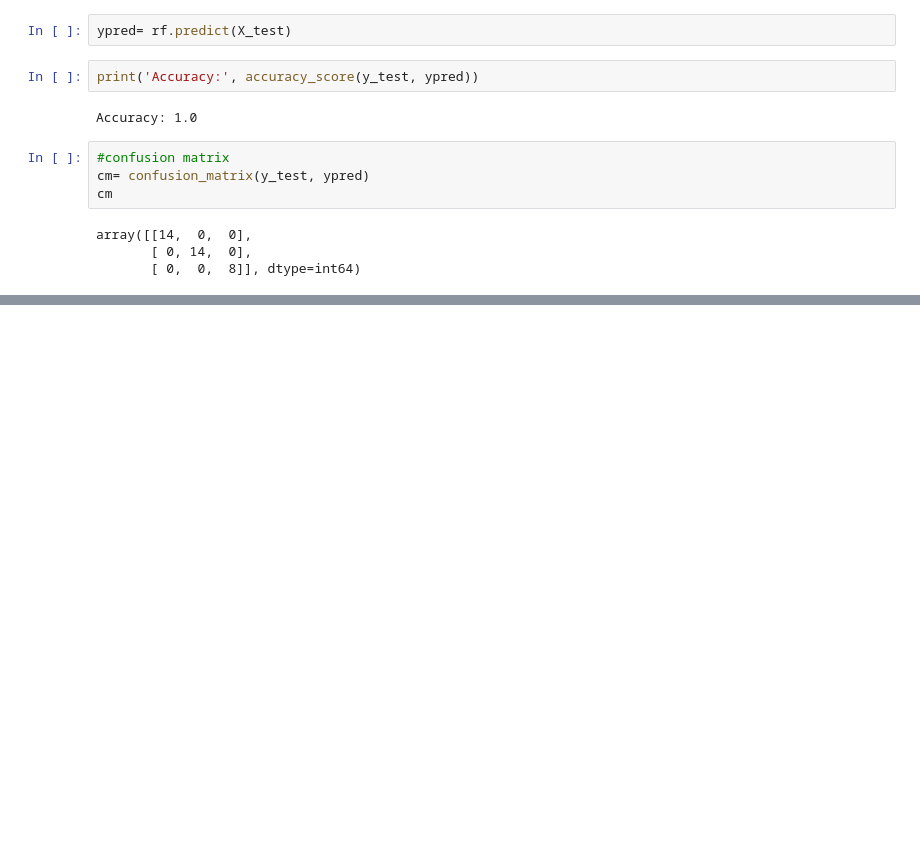
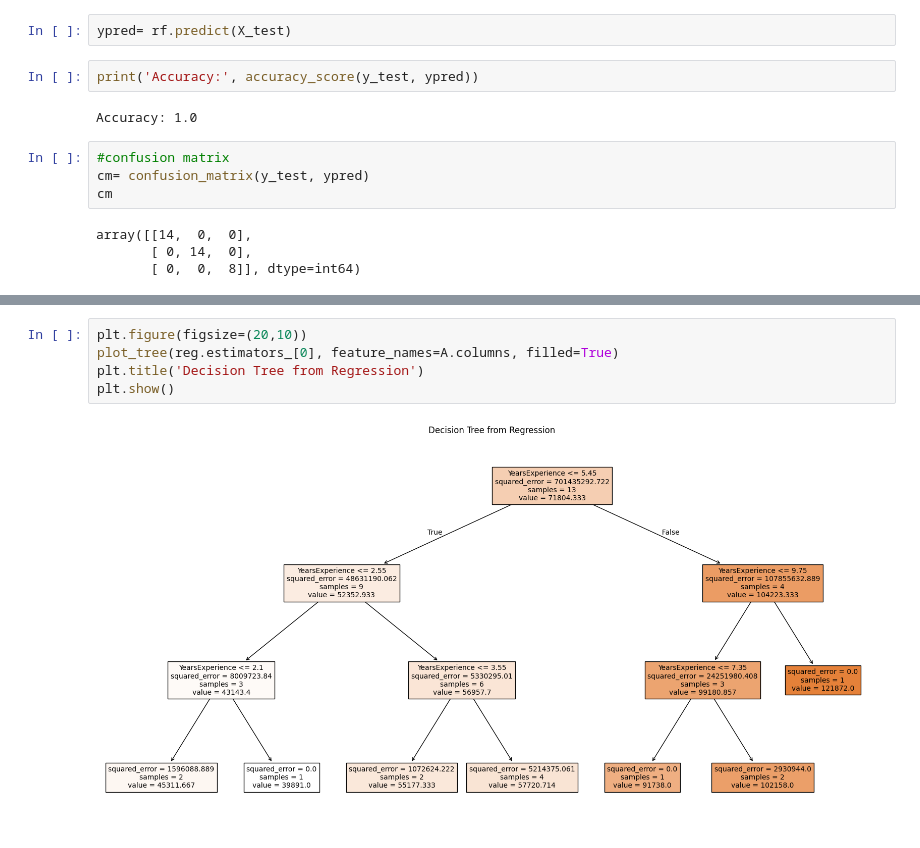
Before and after one commit to Mustufaa/Machinelearning, a Jupyter notebook: Regression/RandomForest.ipynb, the cells around one changed output, grey strips where cells are left out. Drawn from its saved outputs; the diff is of its cells as text; blank space fills up the shorter version.

```diff
--- a/Regression/RandomForest.ipynb
+++ b/Regression/RandomForest.ipynb
@@ -64,0 +110,7 @@ array([[14,  0,  0],
+# %%
+plt.figure(figsize=(20,10))
+plot_tree(reg.estimators_[0], feature_names=A.columns, filled=True)
+plt.title('Decision Tree from Regression')
+plt.show()
+# %% [output]
+[figure, added]
```
Also changed, not shown: parts of 8 cells of this notebook, 3 other files.
